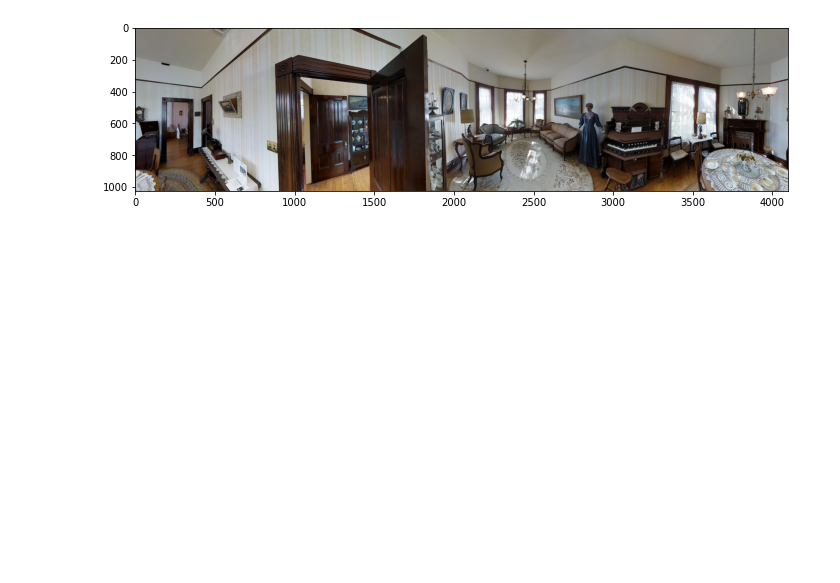
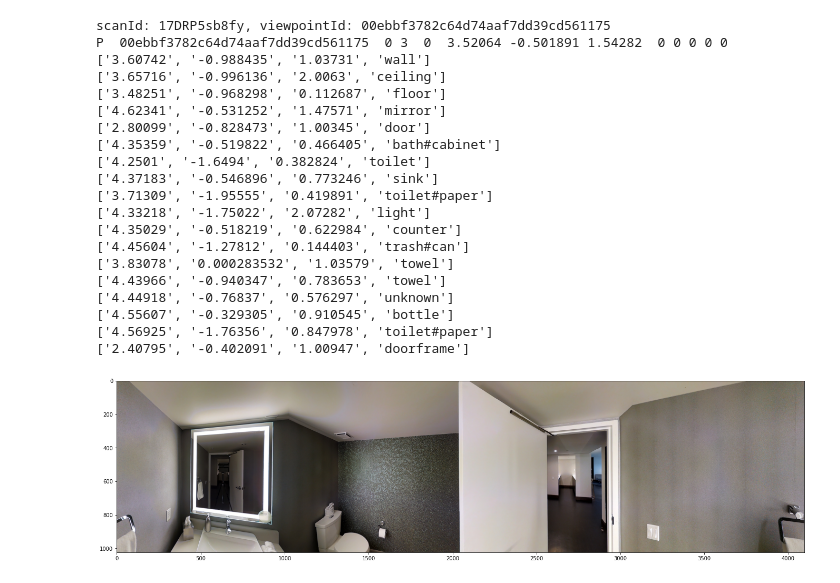
Before and after one commit to cacosandon/360-visualization, a Jupyter notebook: visualize_panorama.ipynb, the cells around one changed output. Saved outputs shown, nothing was run; the diff lists cells and outputs as text; code cells hidden in the pictures; blank space fills up the shorter version.

Commit message:
add points visualization

```diff
--- a/visualize_panorama.ipynb
+++ b/visualize_panorama.ipynb
@@ -23,7 +23,7 @@ def load_image(scanId, viewpointId):
         pano_img[:, WIDTH*i:WIDTH*(i+1), :] = im[..., ::-1]
     return pano_img
 # %%
-scanId = '2t7WUuJeko7'
-viewpointId = '1e6b606b44df4a6086c0f97e826d4d15'
+scanId = '17DRP5sb8fy'
+viewpointId = '00ebbf3782c64d74aaf7dd39cd561175'
 
 img = load_image(scanId, viewpointId)
@@ -35,5 +30,5 @@ toilet_paper_center = [4.56925, -1.76356, 0.847978]
 # %%
-data_path = "/home/jiossandon/datasets/Matterport3DSimulator/houses/v1/scans/2t7WUuJeko7/2t7WUuJeko7/house_segmentations/2t7WUuJeko7.house"
+data_path = f"/home/jiossandon/datasets/Matterport3DSimulator/houses/v1/scans/{scanId}/{scanId}/house_segmentations/{scanId}.house"
 
 with open(data_path, 'r') as file:
     lines = file.readlines()
@@ -80,4 +75,4 @@ def get_objects_names_and_positions(viewpointId):
     return objects
 
 
-get_objects_names_and_positions('1e6b606b44df4a6086c0f97e826d4d15')
+data = get_objects_names_and_positions(viewpointId)
@@ -102,6 +79,53 @@ get_objects_names_and_positions('1e6b606b44df4a6086c0f97e826d4d15')
-# %%
-plt.figure(figsize=(18, 3))
-plt.imshow(img)
-plt.show()
-# %% [output]
-[figure, removed]
+# %%
+plt.figure(figsize=(40, 6))
+plt.imshow(img)
+
+max_x = max(list(float(x[0]) for x in data))
+max_y = max(list(float(x[1]) for x in data))
+max_z = max(list(float(x[2]) for x in data))
+
+min_x = min(list(float(x[0]) for x in data))
+min_y = min(list(float(x[1]) for x in data))
+min_z = min(list(float(x[2]) for x in data))
+
+range_x = max_x - min_x
+range_y = max_y - min_y
+range_z = max_z - min_z
+
+print(f"scanId: {scanId}, viewpointId: {viewpointId}")
+print("P  00ebbf3782c64d74aaf7dd39cd561175  0 3  0  3.52064 -0.501891 1.54282  0 0 0 0 0")
+
+for tup in data:
+    x, y, z = float(tup[0]), float(tup[1]), float(tup[2])
+
+    print(tup)
+
+    first_cord = 4000 - (x - abs(min_x))/range_x * 4000
+    second_cord = 1000 - (y - abs(min_y))/range_y * 1000
+
+    #plt.plot(first_cord, second_cord, color="red", marker="v", linewidth=3)
+    #plt.annotate(tup[3], (first_cord, second_cord))
+
+plt.show()
+# %% [output]
+scanId: 17DRP5sb8fy, viewpointId: 00ebbf3782c64d74aaf7dd39cd561175
+P  00ebbf3782c64d74aaf7dd39cd561175  0 3  0  3.52064 -0.501891 1.54282  0 0 0 0 0
+['3.60742', '-0.988435', '1.03731', 'wall']
+['3.65716', '-0.996136', '2.0063', 'ceiling']
+['3.48251', '-0.968298', '0.112687', 'floor']
+['4.62341', '-0.531252', '1.47571', 'mirror']
+['2.80099', '-0.828473', '1.00345', 'door']
+['4.35359', '-0.519822', '0.466405', 'bath#cabinet']
+['4.2501', '-1.6494', '0.382824', 'toilet']
+['4.37183', '-0.546896', '0.773246', 'sink']
+['3.71309', '-1.95555', '0.419891', 'toilet#paper']
+['4.33218', '-1.75022', '2.07282', 'light']
+['4.35029', '-0.518219', '0.622984', 'counter']
+['4.45604', '-1.27812', '0.144403', 'trash#can']
+['3.83078', '0.000283532', '1.03579', 'towel']
+['4.43966', '-0.940347', '0.783653', 'towel']
+['4.44918', '-0.76837', '0.576297', 'unknown']
+['4.55607', '-0.329305', '0.910545', 'bottle']
+['4.56925', '-1.76356', '0.847978', 'toilet#paper']
+['2.40795', '-0.402091', '1.00947', 'doorframe']
+[figure, added]
```
Also changed, not shown: parts of 3 cells of this notebook.
